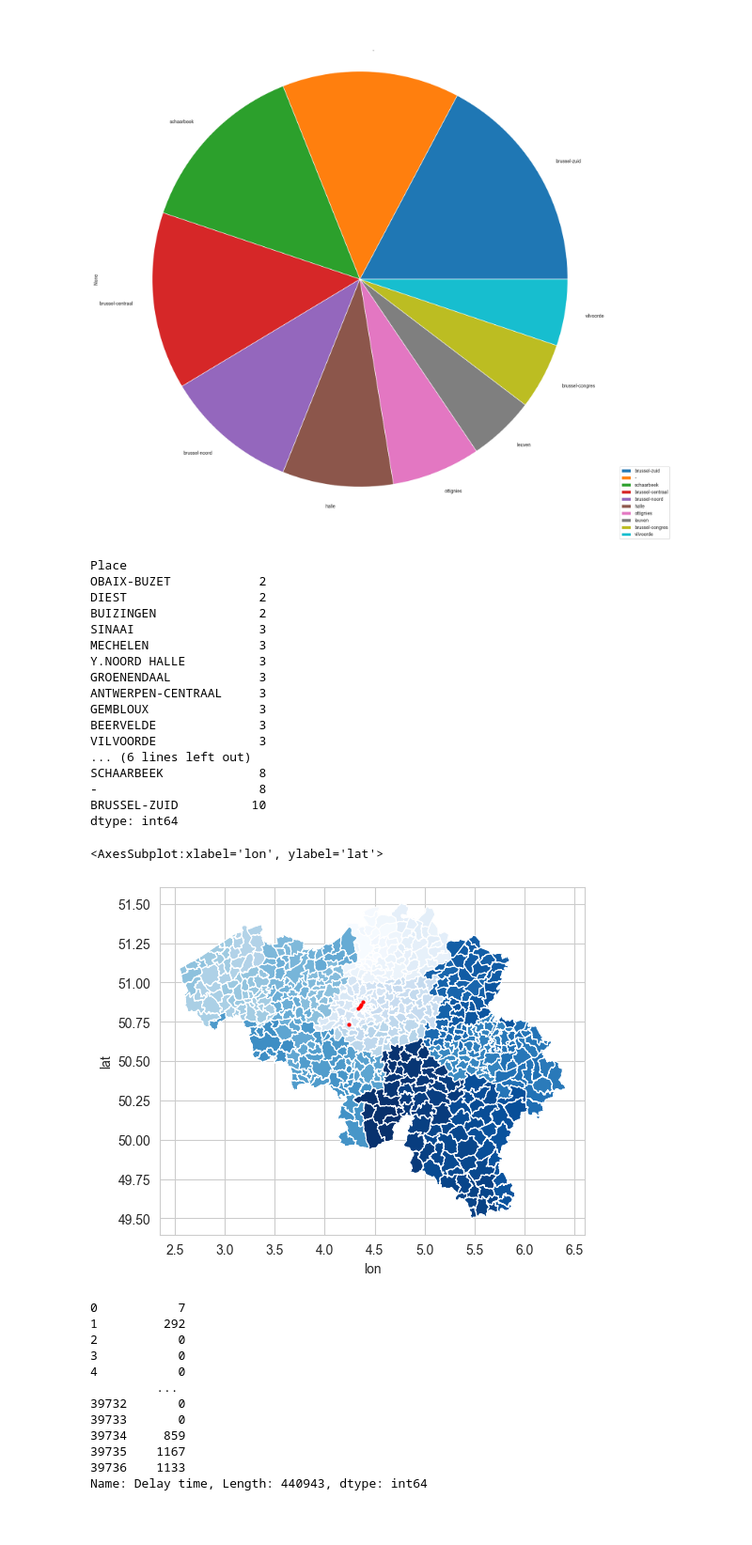
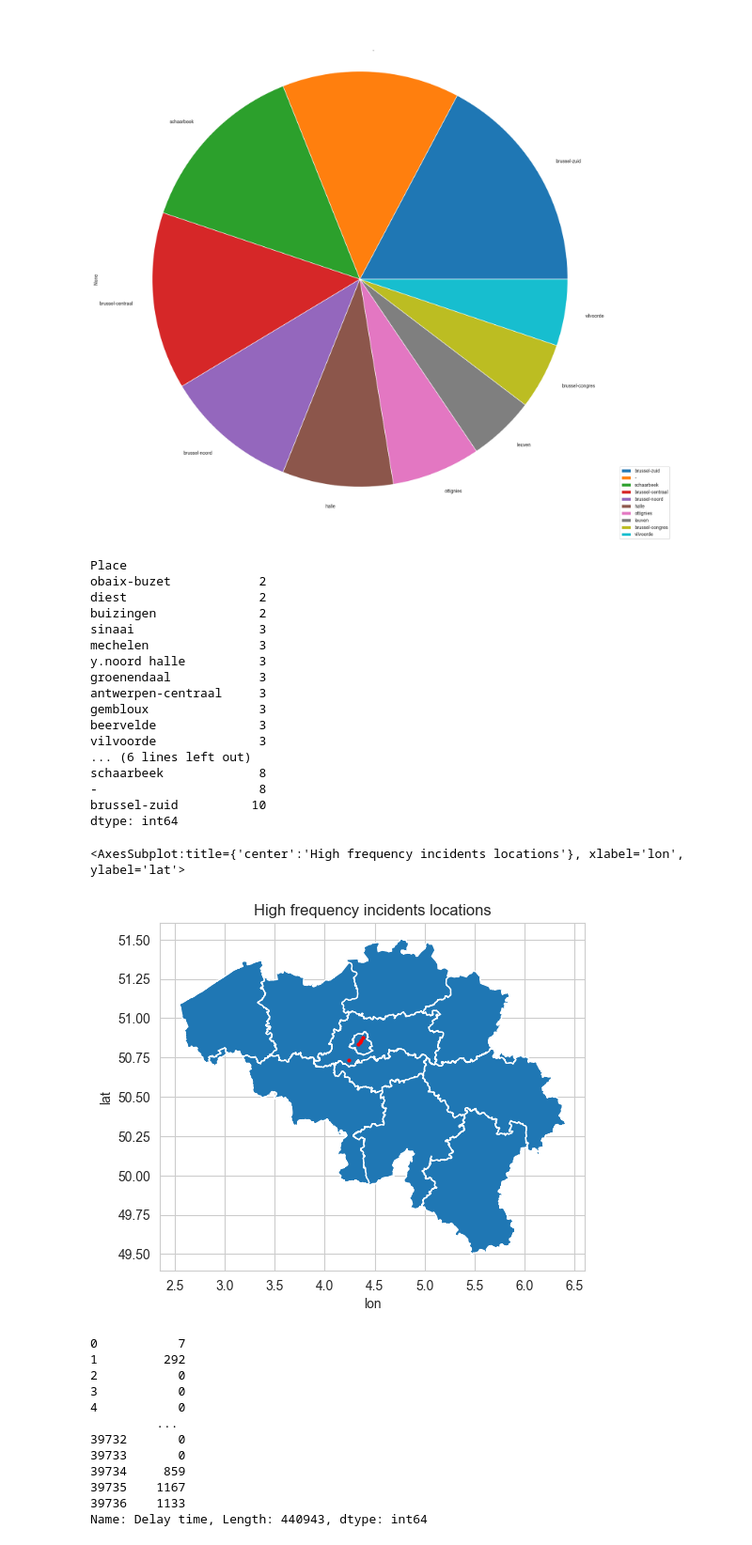
Before and after one commit to Seoyangsam/ACRM, a Jupyter notebook: src/Q18.ipynb, the cells around one changed output. Shown: that part at 94% size. Drawn from its saved outputs; the diff is of its cells as text; code cells hidden in the pictures; blank space fills up the shorter version.

```diff
--- a/src/Q18.ipynb
+++ b/src/Q18.ipynb
@@ -82,38 +82,40 @@ Wisselstoring                             1
 dtype: int64
 [figure]
 # %%
-map_df = gpd.read_file('../../Data/BELGIUM_-_Municipalities.shp')
-map_df.head()
+# map_df = gpd.read_file('../../Data/BELGIUM_-_Municipalities.shp')
+# map_df.head()
 incidents_location = pd.Series(data.incidents.groupby('Place').size())
 print(incidents_location.sort_values().tail(20))
 data1 = {'Name':  ['BRUSSEL-ZUID', 'SCHAARBEEK', 'BRUSSEL-CENTRAAL','BRUSSEL-NOORD', 'HALLE'],
         'lat': [50.835707, 50.878513, 50.845658, 50.859663, 50.733931],
         'lon': [4.336531, 4.378636, 4.356801,4.360846,4.240634]}
 data_df = pd.DataFrame(data1, columns = ['Name', 'lat', 'lon'])
 #data_df.plot('lon', 'lat', 'scatter',  color='red')
 ax = data_df.plot('lon', 'lat', 'scatter',  color='red', zorder=2, s=4)
-map_df.plot(cmap='Blues', linewidth=0.8, ax = ax, zorder = 1, figsize = (20,20))
+ax.set_title("High frequency incidents locations")
+data.provinces.plot(ax = ax)
+# map_df.plot(cmap='Blues', linewidth=0.8, ax = ax, zorder = 1, figsize = (20,20))
 #map_df.plot()
 # %% [output]
 Place
-OBAIX-BUZET            2
-DIEST                  2
-BUIZINGEN              2
-SINAAI                 3
-MECHELEN               3
-Y.NOORD HALLE          3
-GROENENDAAL            3
-ANTWERPEN-CENTRAAL     3
-GEMBLOUX               3
-BEERVELDE              3
-VILVOORDE              3
+obaix-buzet            2
+diest                  2
+buizingen              2
+sinaai                 3
+mechelen               3
+y.noord halle          3
+groenendaal            3
+antwerpen-centraal     3
+gembloux               3
+beervelde              3
+vilvoorde              3
 ... (6 lines left out)
-SCHAARBEEK             8
+schaarbeek             8
 -                      8
-BRUSSEL-ZUID          10
+brussel-zuid          10
 dtype: int64
-<AxesSubplot:xlabel='lon', ylabel='lat'>
+<AxesSubplot:title={'center':'High frequency incidents locations'}, xlabel='lon', ylabel='lat'>
-[figure, old version]
+[figure, new version]
 # %%
 data.full_trips.describe()
 data.full_trips["Delay time"]
```
Also changed, not shown: parts of 3 cells of this notebook, 1 other file.
